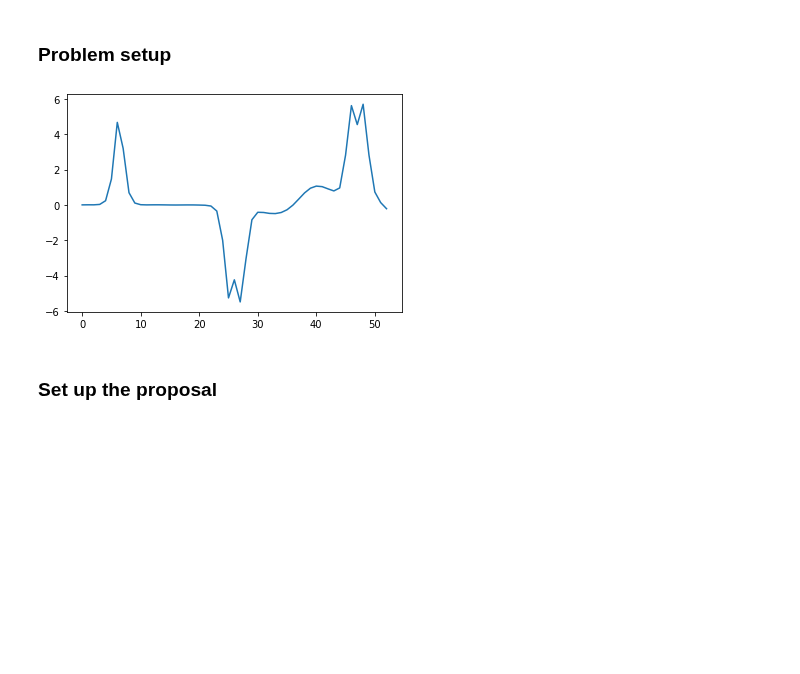
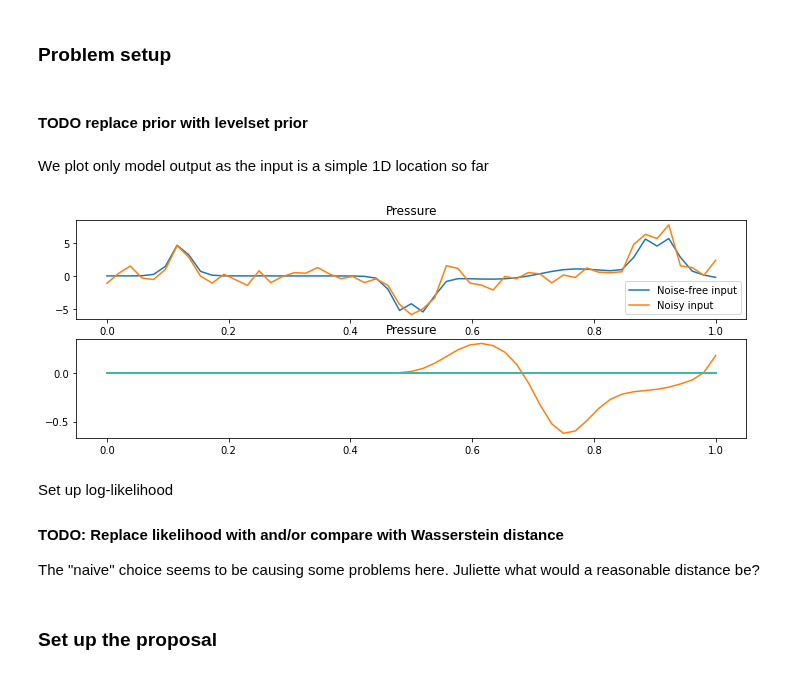
Before and after one commit to UM-Bridge/benchmarks, a Jupyter notebook: models/acoustic_gravity/tinyDA-acoustic.ipynb, the cells around one changed output. Saved outputs shown, nothing was run; the diff lists cells and outputs as text; code cells hidden in the pictures; blank space fills up the shorter version.

Commit message:
add level sets

```diff
--- a/models/acoustic_gravity/tinyDA-acoustic.ipynb
+++ b/models/acoustic_gravity/tinyDA-acoustic.ipynb
@@ -27,8 +47,7 @@ Before running the following cell, the model Docker image must be started from a
 umbridge_model = umbridge.HTTPModel('http://localhost:4242', "forward")
 
 # wrap the UM-Bridge model in the tinyDA UM-Bridge interface.
-pre = lambda x: x
-my_model = tda.UmBridgeModel(umbridge_model, pre=pre)
+my_model = tda.UmBridgeModel(umbridge_model)
 # %% [markdown]
 ### Problem setup
 # %%
@@ -49,26 +57,50 @@ model_output = np.array(umbridge_output).flatten()
-# %%
-plt.plot(model_output)
-plt.show()
-# %% [output]
-[figure, removed]
+# %% [markdown]
+#### TODO replace prior with levelset prior
 # %%
 # set the prior mean and covariance.
-mean_prior = np.zeros(nx)
-cov_prior = np.eye(nx)
-
-# set the covariance of the likelihood.
-sigma_noise = 0.1
-cov_likelihood = sigma_noise**2*np.eye(model_output.shape[0])
+mean_prior = np.zeros(nx)  # zero corresponds to a fault at the center of the domain
+cov_prior = 50*np.eye(nx)  # @Juliette: am I moving the fault by km or m?
 
 # initialise the prior distribution and likelihood.
 my_prior = multivariate_normal(mean_prior, cov_prior)
-my_loglike = tda.GaussianLogLike(model_output, cov_likelihood)
 # %%
-# generate a draw from the prior and pass it through the model
-log_true = my_prior.rvs()
-
-d_true = my_model(log_true)
+# generate synthetic data for input 0.5
+# Input is a 30km wide fault centered around x
+# Domain size is 150km
+parameters = np.ndarray(nx)
+parameters[0] = 0.5
+d_true = my_model(parameters)
 
 # add some noise to the model output
+sigma_noise = 1
 d = d_true + np.random.normal(loc=0, scale=sigma_noise, size=ny)
+# %% [markdown]
+We plot only model output as the input is a simple 1D location so far
+# %%
+# plot the model output
+fig, ax = plt.subplots(nrows=2, ncols=1, figsize=(12,4))
+
+# plot the time series of pressure
+t = np.linspace(0,1,ny)
+ax[0].set_title('Pressure')
+ax[0].plot(t,d_true, label='Noise-free input')
+ax[0].plot(t,d, label='Noisy input')
+ax[0].legend()
+
+ax[1].set_title('Pressure')
+# Plot 10 random samples
+# @Juliette in most of these not much is happening, is this just because of the short end time?
+for x in range(10):
+    log = my_prior.rvs()
+    d_sample = my_model(log)
+    ax[1].plot(t, d_sample, label='samples')
+plt.show()
+# %% [output]
+[figure, added]
+# %% [markdown]
+Set up log-likelihood
+
+#### TODO: Replace likelihood with and/or compare with Wasserstein distance
+
+The "naive" choice seems to be causing some problems here. Juliette what would a reasonable distance be?
 # %%
```
Also changed, not shown: parts of 24 cells of this notebook.
